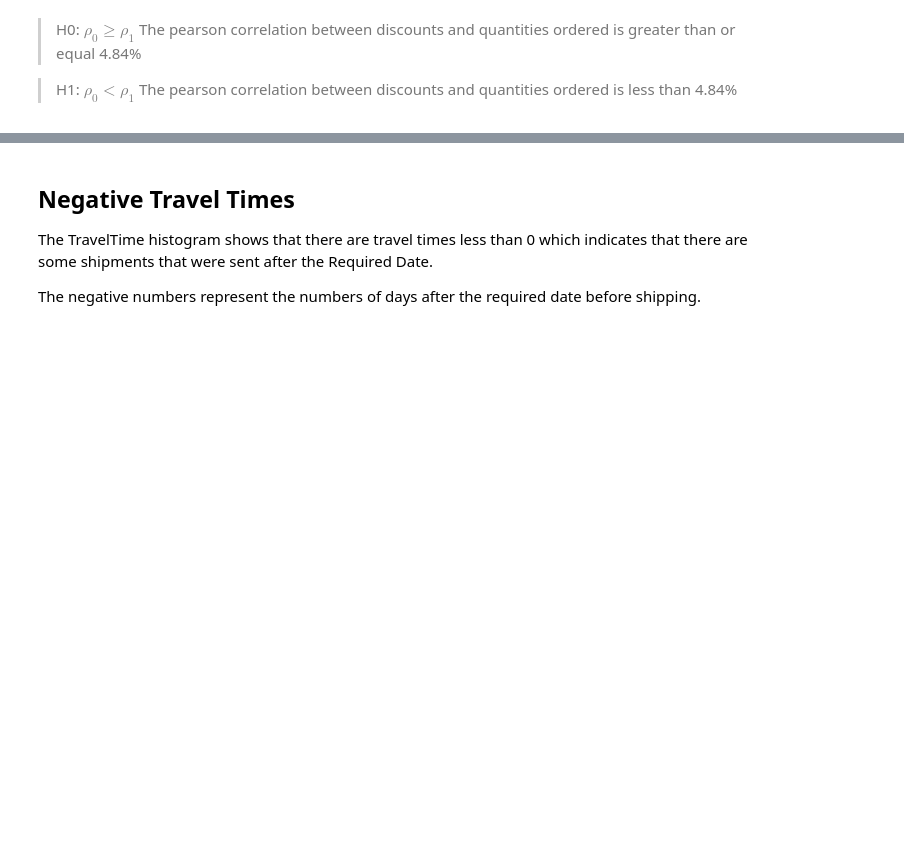
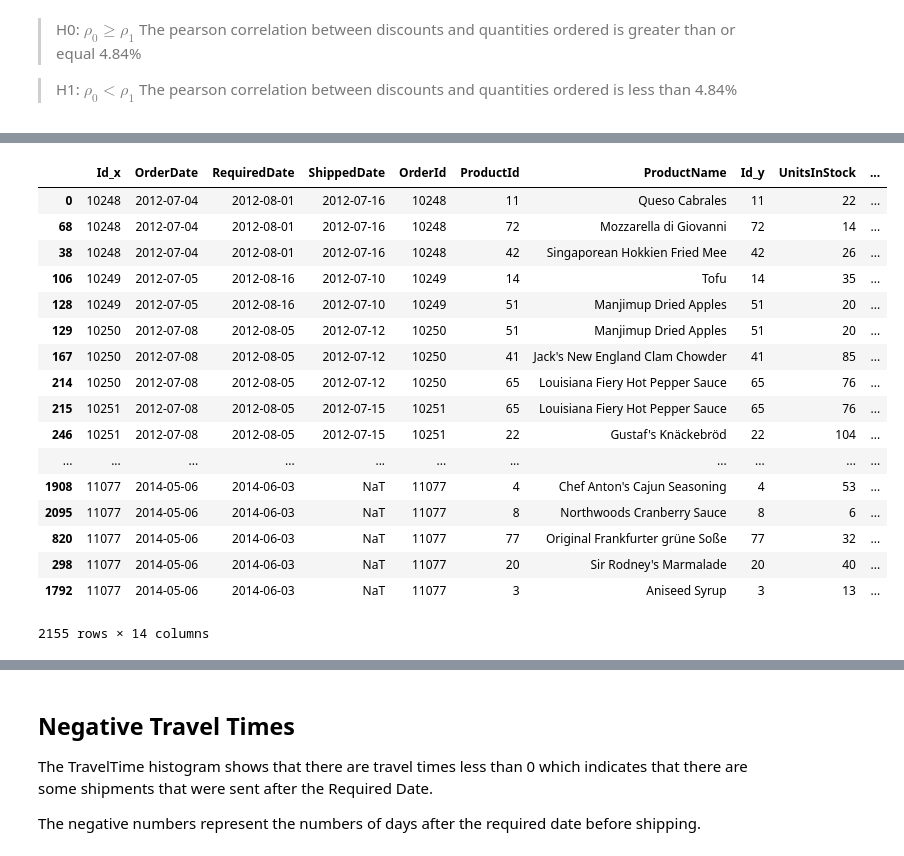
Before and after one commit to nitdip/dsc-2-final-project-online-ds-pt-100118, a Jupyter notebook: student.ipynb, the cells around one changed output, grey strips where cells are left out. Drawn from its saved outputs; the diff is of its cells as text; code cells hidden in the pictures; blank space fills up the shorter version.

```diff
--- a/student.ipynb
+++ b/student.ipynb
@@ -644,0 +624,22 @@ process_time.hist(figsize=(16, 10));
+# %%
+# sorting values by Id_x(OrderId) to to see which product is holding up the processing time
+test_df2.sort_values(by=['Id_x'])
+# %% [output]
+|  | Id_x | OrderDate | RequiredDate | ShippedDate | OrderId | ProductId | ProductName | Id_y | UnitsInStock | ... |
+| 0 | 10248 | 2012-07-04 | 2012-08-01 | 2012-07-16 | 10248 | 11 | Queso Cabrales | 11 | 22 | ... |
+| 68 | 10248 | 2012-07-04 | 2012-08-01 | 2012-07-16 | 10248 | 72 | Mozzarella di Giovanni | 72 | 14 | ... |
+| 38 | 10248 | 2012-07-04 | 2012-08-01 | 2012-07-16 | 10248 | 42 | Singaporean Hokkien Fried Mee | 42 | 26 | ... |
+| 106 | 10249 | 2012-07-05 | 2012-08-16 | 2012-07-10 | 10249 | 14 | Tofu | 14 | 35 | ... |
+| 128 | 10249 | 2012-07-05 | 2012-08-16 | 2012-07-10 | 10249 | 51 | Manjimup Dried Apples | 51 | 20 | ... |
+| 129 | 10250 | 2012-07-08 | 2012-08-05 | 2012-07-12 | 10250 | 51 | Manjimup Dried Apples | 51 | 20 | ... |
+| 167 | 10250 | 2012-07-08 | 2012-08-05 | 2012-07-12 | 10250 | 41 | Jack's New England Clam Chowder | 41 | 85 | ... |
+| 214 | 10250 | 2012-07-08 | 2012-08-05 | 2012-07-12 | 10250 | 65 | Louisiana Fiery Hot Pepper Sauce | 65 | 76 | ... |
+| 215 | 10251 | 2012-07-08 | 2012-08-05 | 2012-07-15 | 10251 | 65 | Louisiana Fiery Hot Pepper Sauce | 65 | 76 | ... |
+| 246 | 10251 | 2012-07-08 | 2012-08-05 | 2012-07-15 | 10251 | 22 | Gustaf's Knäckebröd | 22 | 104 | ... |
+| ... | ... | ... | ... | ... | ... | ... | ... | ... | ... | ... |
+| 1908 | 11077 | 2014-05-06 | 2014-06-03 | NaT | 11077 | 4 | Chef Anton's Cajun Seasoning | 4 | 53 | ... |
+| 2095 | 11077 | 2014-05-06 | 2014-06-03 | NaT | 11077 | 8 | Northwoods Cranberry Sauce | 8 | 6 | ... |
+| 820 | 11077 | 2014-05-06 | 2014-06-03 | NaT | 11077 | 77 | Original Frankfurter grüne Soße | 77 | 32 | ... |
+| 298 | 11077 | 2014-05-06 | 2014-06-03 | NaT | 11077 | 20 | Sir Rodney's Marmalade | 20 | 40 | ... |
+| 1792 | 11077 | 2014-05-06 | 2014-06-03 | NaT | 11077 | 3 | Aniseed Syrup | 3 | 13 | ... |
+2155 rows × 14 columns
```
Also changed, not shown: parts of 52 cells of this notebook.
